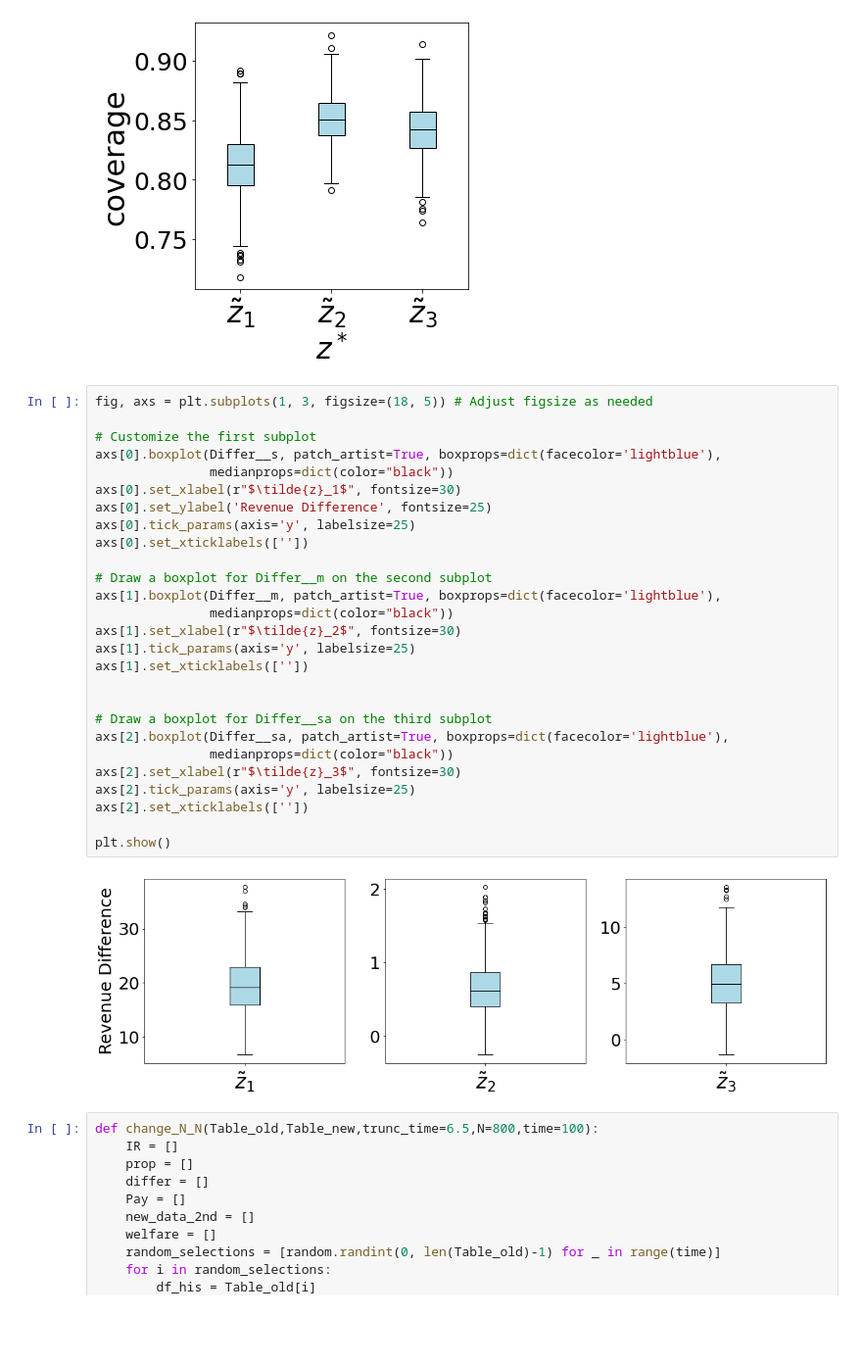
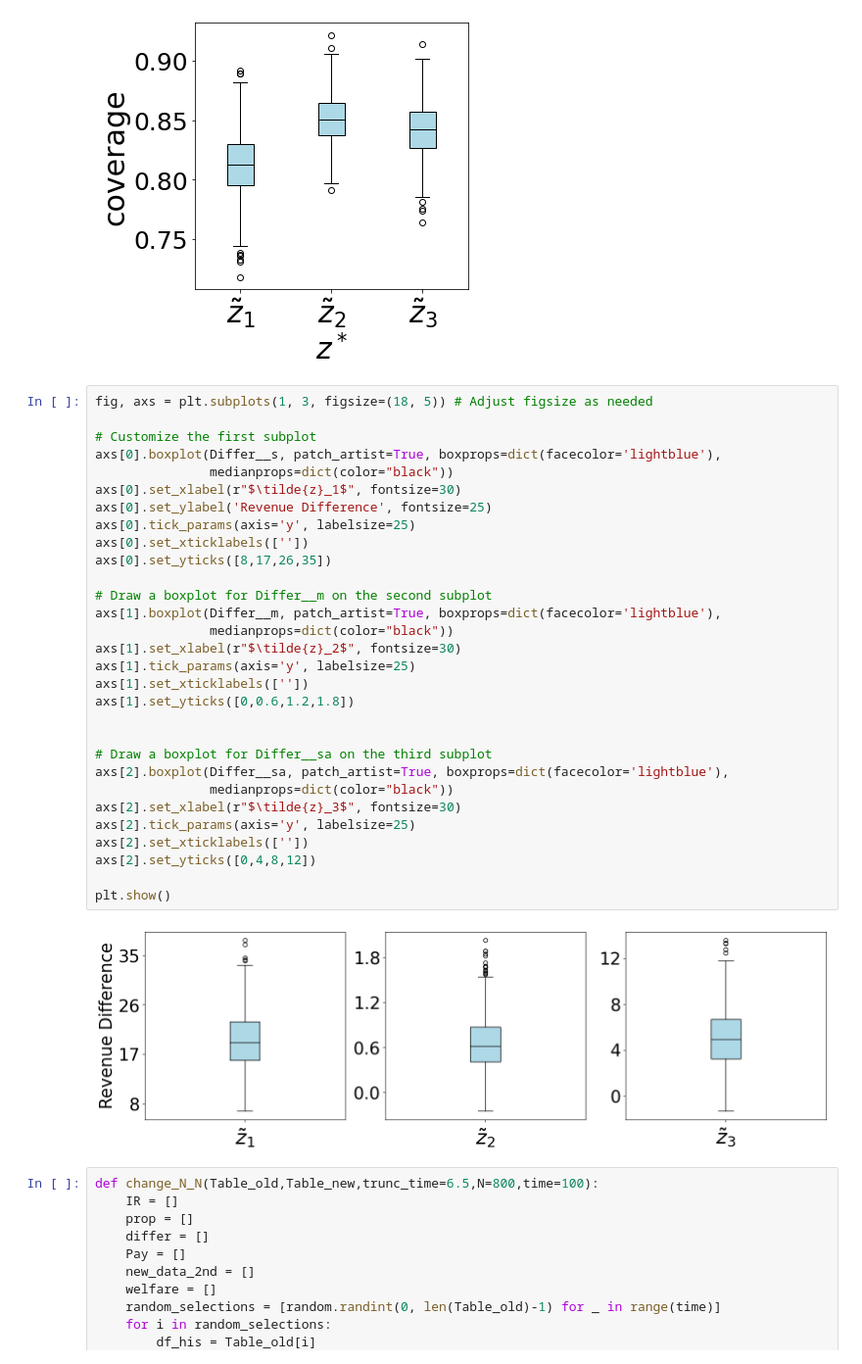
Before and after one commit to JialeHan22/Conformal-Online-Auction-Design, a Jupyter notebook: Real Data Analysis/eBay_real_data_code.ipynb, the cells around one changed output. Shown: that part at 98% size. Cells and saved outputs as stored; diff of their text form; blank space fills up the shorter version.

```diff
--- a/Real Data Analysis/eBay_real_data_code.ipynb
+++ b/Real Data Analysis/eBay_real_data_code.ipynb
@@ -311,32 +311,35 @@ plt.show()
 # %%
 fig, axs = plt.subplots(1, 3, figsize=(18, 5)) # Adjust figsize as needed
 
 # Customize the first subplot
 axs[0].boxplot(Differ__s, patch_artist=True, boxprops=dict(facecolor='lightblue'),
                medianprops=dict(color="black"))
 axs[0].set_xlabel(r"$\tilde{z}_1$", fontsize=30)
 axs[0].set_ylabel('Revenue Difference', fontsize=25)
 axs[0].tick_params(axis='y', labelsize=25)
 axs[0].set_xticklabels([''])
+axs[0].set_yticks([8,17,26,35])
 
 # Draw a boxplot for Differ__m on the second subplot
 axs[1].boxplot(Differ__m, patch_artist=True, boxprops=dict(facecolor='lightblue'),
                medianprops=dict(color="black"))
 axs[1].set_xlabel(r"$\tilde{z}_2$", fontsize=30)
 axs[1].tick_params(axis='y', labelsize=25)
 axs[1].set_xticklabels([''])
+axs[1].set_yticks([0,0.6,1.2,1.8])
 
 
 # Draw a boxplot for Differ__sa on the third subplot
 axs[2].boxplot(Differ__sa, patch_artist=True, boxprops=dict(facecolor='lightblue'),
                medianprops=dict(color="black"))
 axs[2].set_xlabel(r"$\tilde{z}_3$", fontsize=30)
 axs[2].tick_params(axis='y', labelsize=25)
 axs[2].set_xticklabels([''])
+axs[2].set_yticks([0,4,8,12])
 
 plt.show()
 # %% [output]
-[figure, old version]
+[figure, new version]
 # %%
 def change_N_N(Table_old,Table_new,trunc_time=6.5,N=800,time=100):
     IR = []
```
Also changed, not shown: parts of 2 cells of this notebook.
